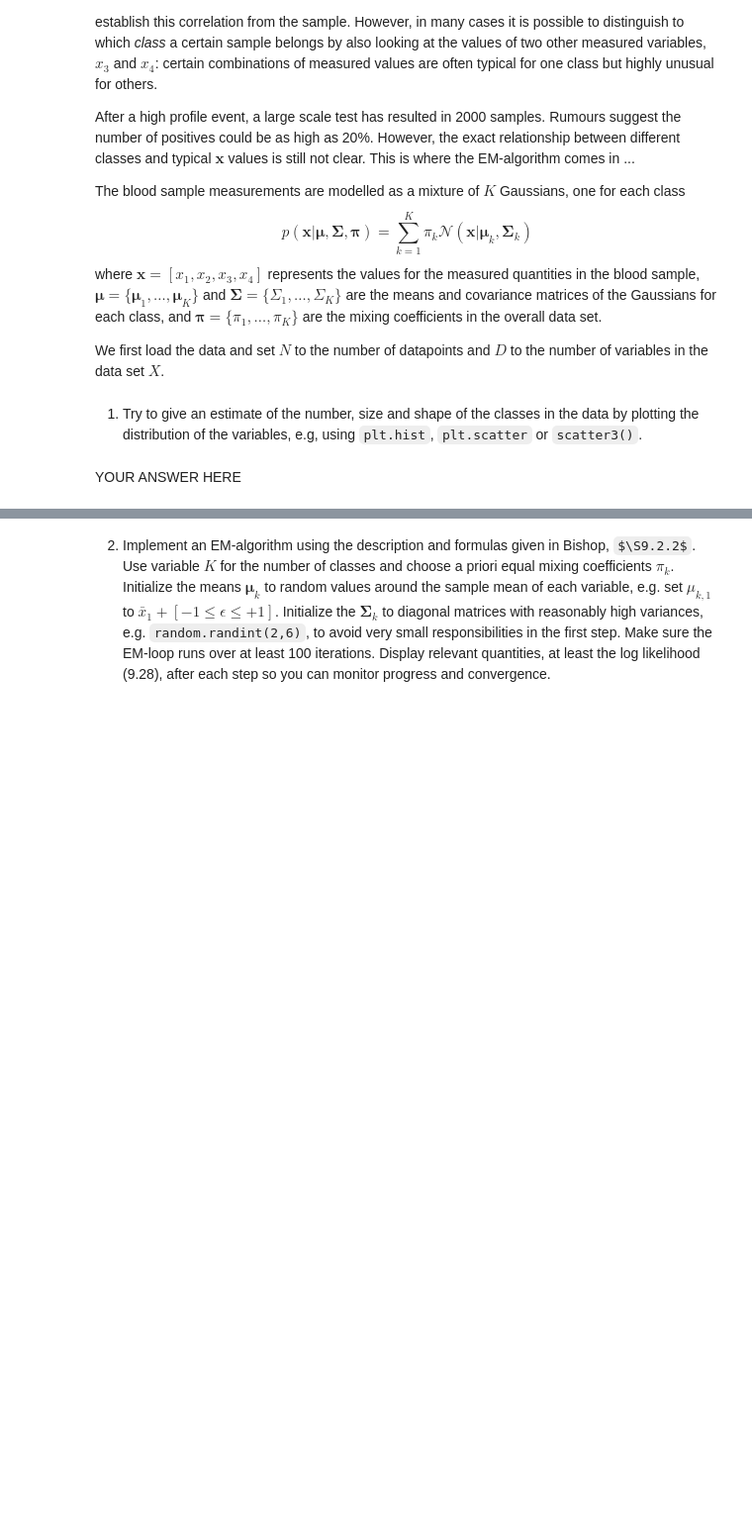
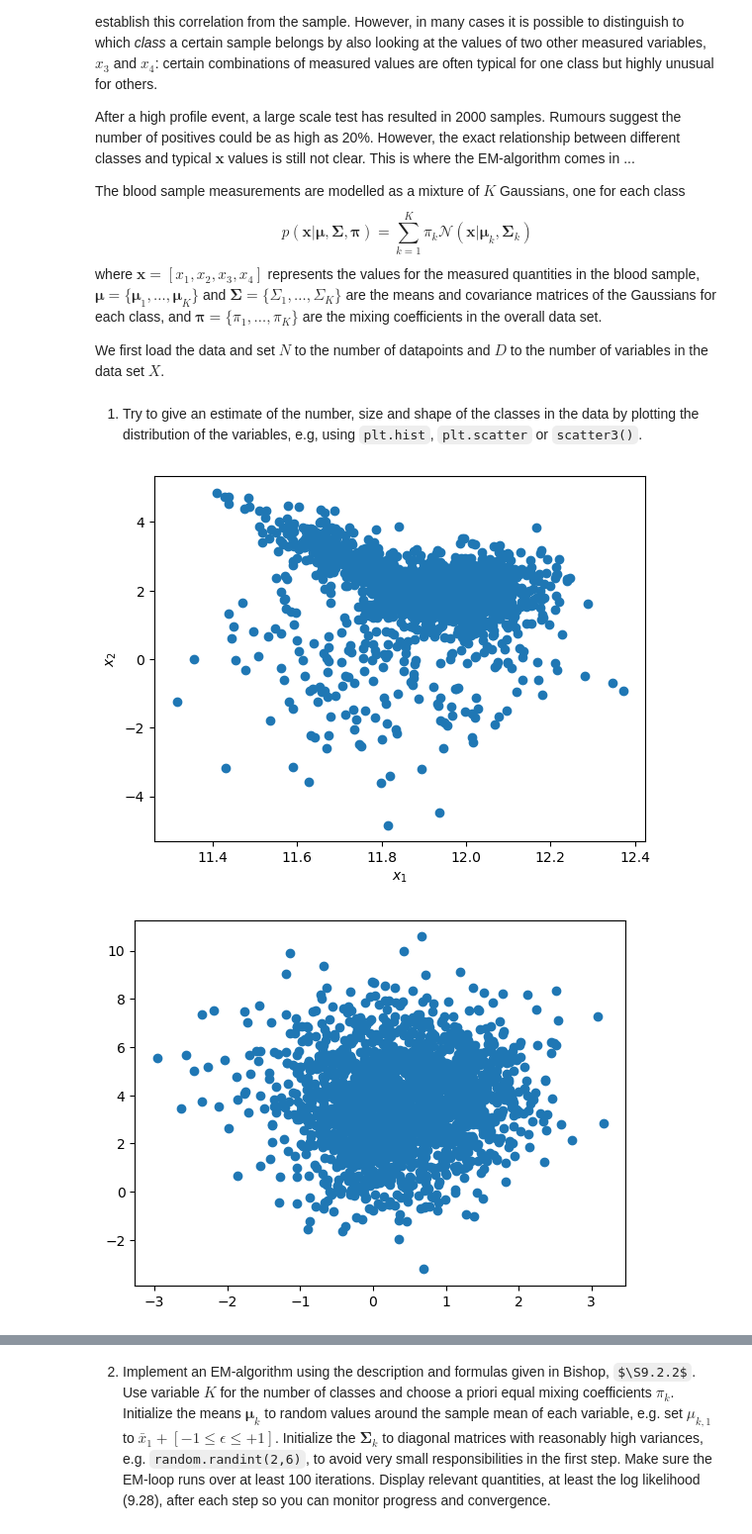
Before and after one commit to meraxion/SML24, a Jupyter notebook: SML24_as04/SML24_as04_2.ipynb, the cells around one changed output, grey strips where cells are left out. Shown at 99% size. Drawn from its saved outputs; the diff is of its cells as text; code cells hidden in the pictures; some formulas as TeX source; blank space fills up the shorter version.

```diff
--- a/SML24_as04/SML24_as04_2.ipynb
+++ b/SML24_as04/SML24_as04_2.ipynb
@@ -76,2 +70,38 @@ raise NotImplementedError()
-# %% [markdown]
-YOUR ANSWER HERE
+# %%
+"""
+Experiment with different plots.
+"""
+# YOUR CODE HERE
+plt.scatter(X[:,0], X[:,1])
+plt.xlabel("$x_1$")
+plt.ylabel("$x_2$")
+plt.show()
+plt.scatter(X[:,2], X[:,3])
+plt.show()
+
+fig = plt.figure()
+ax = fig.add_subplot(projection="3d")
+# 3d scatter. a bit zoomed out so hard to look at
+plt.scatter(X[:,0], X[:,1], X[:,3], alpha = 0.4)
+ax.set_xlabel("$x_1$")
+ax.set_ylabel("$x_2$")
+ax.set_zlabel("$x_4$")
+plt.show()
+
+fig = plt.figure()
+ax = fig.add_subplot(projection="3d")
+# 3d scatter. a bit zoomed out so hard to look at
+plt.scatter(X[:,1], X[:,2], X[:,3], alpha = 0.4)
+ax.set_xlabel("$x_2$")
+ax.set_ylabel("$x_3$")
+ax.set_zlabel("$x_4$")
+# This one I think kind of actually locates the weird data points though
+plt.show()
+
+
+# basically same as a 2d scatter
+plt.hist2d(X[:,2], X[:,3])
+plt.show()
+# %% [output]
+[figure, added]
+[figure, added]
```
Also changed, not shown: parts of 24 cells of this notebook.
